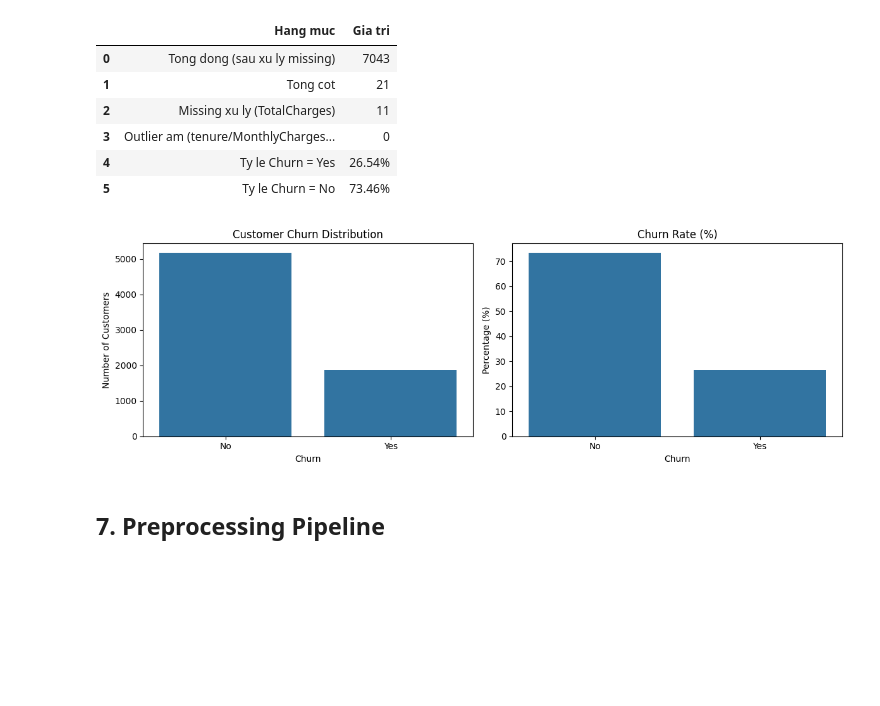
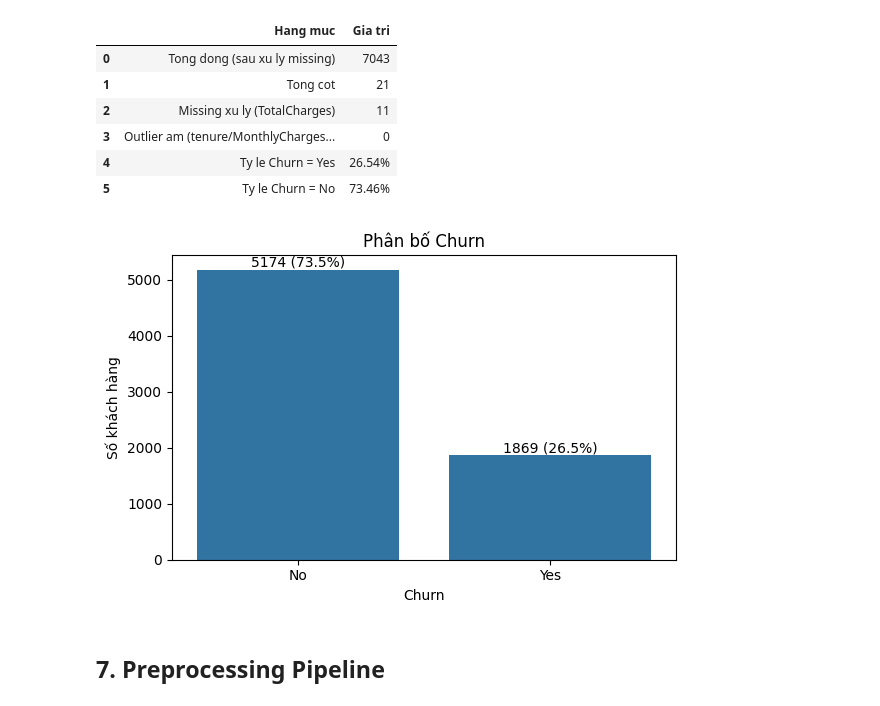
Before and after one commit to huynhthu214/Telco-Churn-DM, a Jupyter notebook: notebook/01_EDA_TelcoChurn.ipynb, the cells around one changed output. Cells and saved outputs as stored; diff of their text form; code cells hidden in the pictures; blank space fills up the shorter version.

```diff
--- a/notebook/01_EDA_TelcoChurn.ipynb
+++ b/notebook/01_EDA_TelcoChurn.ipynb
@@ -212,23 +234,18 @@ summary_table
 | 3 | Outlier am (tenure/MonthlyCharges... | 0 |
 | 4 | Ty le Churn = Yes | 26.54% |
 | 5 | Ty le Churn = No | 73.46% |
-# %%
-fig, axes = plt.subplots(1, 2, figsize=(12, 4))
-
-sns.countplot(data=df, x='Churn', ax=axes[0])
-axes[0].set_title('Customer Churn Distribution')
-axes[0].set_xlabel('Churn')
-axes[0].set_ylabel('Number of Customers')
-
-sns.barplot(x=churn_pct.index, y=churn_pct.values, ax=axes[1])
-axes[1].set_title('Churn Rate (%)')
-axes[1].set_xlabel('Churn')
-axes[1].set_ylabel('Percentage (%)')
-
-plt.tight_layout()
-plt.show()
-# %% [output]
-[figure, removed]
+# %%
+fig, ax = plt.subplots(figsize=(6, 4))
+sns.barplot(x=churn_counts.index.astype(str), y=churn_counts.values, ax=ax)
+for i, (n, p) in enumerate(zip(churn_counts.values, churn_pct.values)):
+    ax.text(i, n, f"{n} ({p:.1f}%)", ha='center', va='bottom')
+ax.set_title('Phân bố Churn')
+ax.set_xlabel('Churn'); ax.set_ylabel('Số khách hàng')
+plt.tight_layout()
+plt.savefig(f"{FIG_DIR}/03_churn_distribution.png", dpi=150, bbox_inches='tight')
+plt.show()
+# %% [output]
+[figure, added]
 # %% [markdown]
 ## 7. Preprocessing Pipeline
 # %%
```
Also changed, not shown: parts of 12 cells of this notebook, 6 other files.
